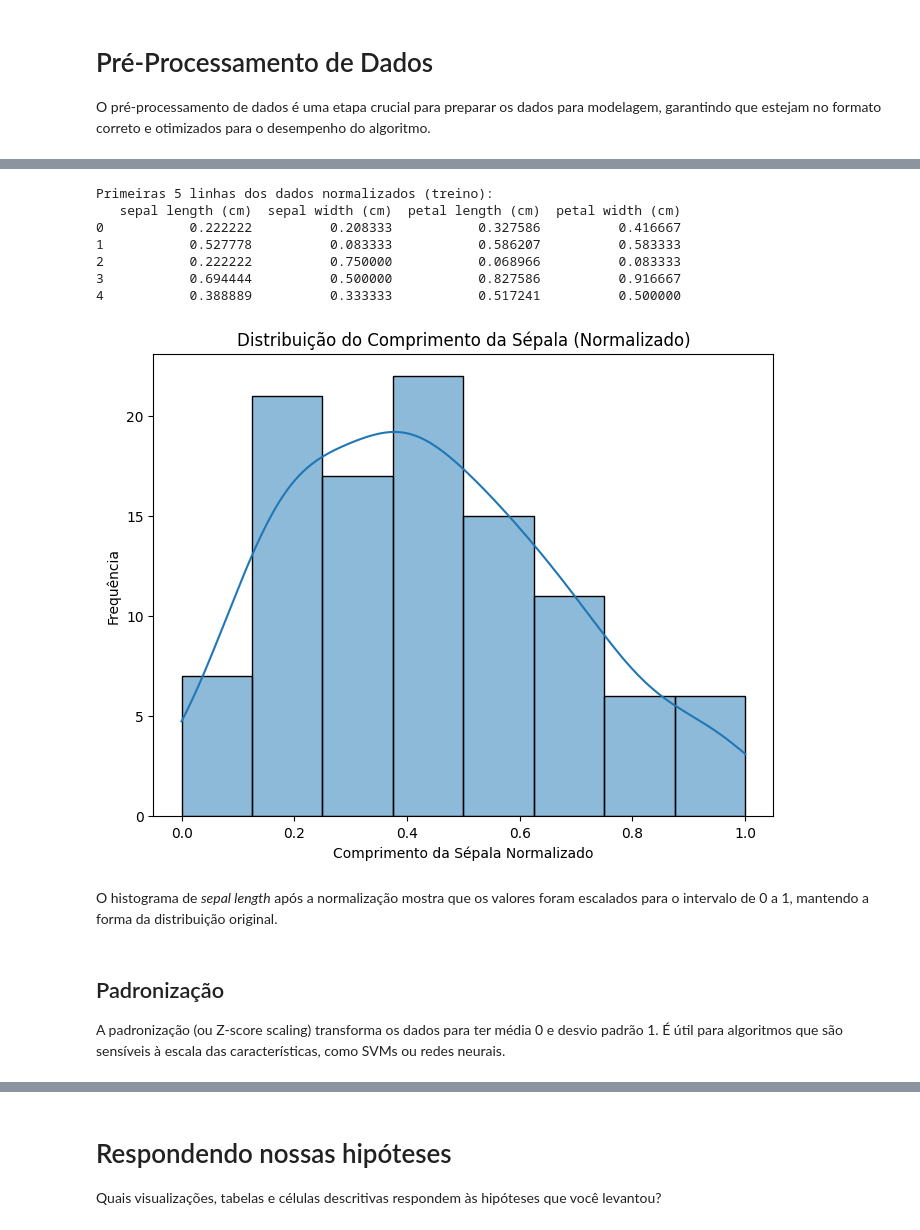
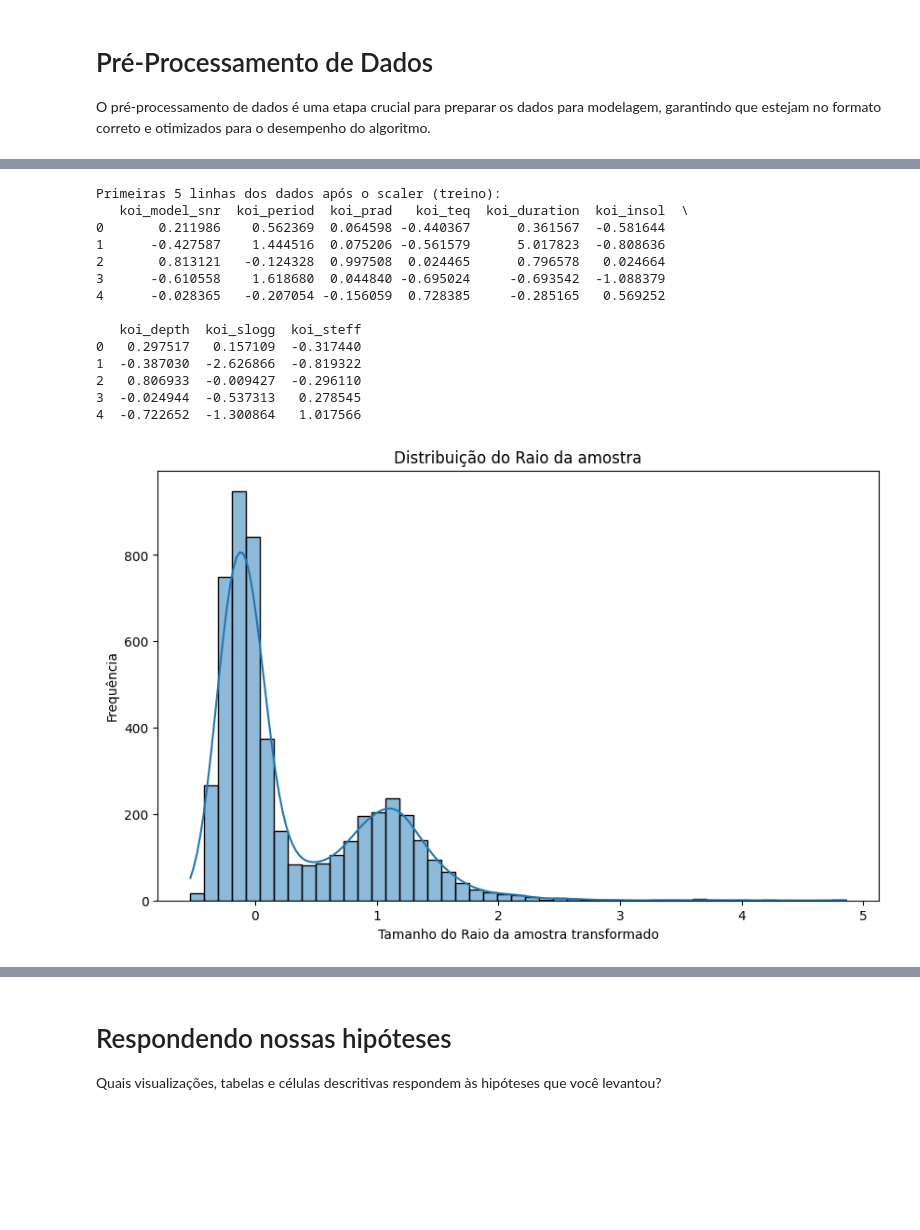
Before and after one commit to igorcavalcante/MVP_analise_exploratoria, a Jupyter notebook: analise.ipynb, the cells around one changed output, grey strips where cells are left out. Saved outputs shown, nothing was run; the diff lists cells and outputs as text; code cells hidden in the pictures; blank space fills up the shorter version.

```diff
--- a/analise.ipynb
+++ b/analise.ipynb
@@ -295,8 +597,8 @@ dtype: int64
 O pré-processamento de dados é uma etapa crucial para preparar os dados para modelagem, garantindo que estejam no formato correto e otimizados para o desempenho do algoritmo.
 # %%
 # Separar features (X) e target (y)
-X = df.drop('species', axis=1)
-y = df['species']
+X = df.drop('koi_disposition', axis=1)
+y = df['koi_disposition']
 # %%
 # Dividir os dados em conjuntos de treino e teste
 X_train, X_test, y_train, y_test = train_test_split(X, y, test_size=0.3, random_state=42, stratify=y)
@@ -320,6 +614,0 @@ scaler_norm = MinMaxScaler()
-# %%
-# Aprende min e max APENAS de X_train
-scaler_norm.fit(X_train)
-X_train_normalized = scaler_norm.transform(X_train)
-# Usa a média e o desvio padrão aprendidos de X_train
-X_test_normalized = scaler_norm.transform(X_test)
@@ -329,27 +620,33 @@ df_normalized = pd.DataFrame(X_train_normalized, columns=X_train.columns)
+# %%
+scaler = RobustScaler()
+scaler.fit(X_train)
+X_train_robust = scaler.transform(X_train)
+X_test_robust = scaler.transform(X_test)
 # %%
-print("\nPrimeiras 5 linhas dos dados normalizados (treino):")
+df_normalized = pd.DataFrame(X_train_robust, columns=X_train.columns)
+print("\nPrimeiras 5 linhas dos dados após o scaler (treino):")
 print(df_normalized.head())
 # %% [output]
-Primeiras 5 linhas dos dados normalizados (treino):
-   sepal length (cm)  sepal width (cm)  petal length (cm)  petal width (cm)
-0           0.222222          0.208333           0.327586          0.416667
-1           0.527778          0.083333           0.586207          0.583333
-2           0.222222          0.750000           0.068966          0.083333
-3           0.694444          0.500000           0.827586          0.916667
-4           0.388889          0.333333           0.517241          0.500000
+Primeiras 5 linhas dos dados após o scaler (treino):
+   koi_model_snr  koi_period  koi_prad   koi_teq  koi_duration  koi_insol  \
+0       0.211986    0.562369  0.064598 -0.440367      0.361567  -0.581644
+1      -0.427587    1.444516  0.075206 -0.561579      5.017823  -0.808636
+2       0.813121   -0.124328  0.997508  0.024465      0.796578   0.024664
+3      -0.610558    1.618680  0.044840 -0.695024     -0.693542  -1.088379
+4      -0.028365   -0.207054 -0.156059  0.728385     -0.285165   0.569252
+
+   koi_depth  koi_slogg  koi_steff
+0   0.297517   0.157109  -0.317440
+1  -0.387030  -2.626866  -0.819322
+2   0.806933  -0.009427  -0.296110
+3  -0.024944  -0.537313   0.278545
+4  -0.722652  -1.300864   1.017566
 # %%
-# Visualização da distribuição após a normalização (exemplo para uma característica)
-plt.figure(figsize=(8, 6))
-sns.histplot(df_normalized['sepal length (cm)'], kde=True)
-plt.title('Distribuição do Comprimento da Sépala (Normalizado)')
-plt.xlabel('Comprimento da Sépala Normalizado')
+plt.figure(figsize=(10, 6))
+sns.histplot(df_normalized['koi_prad'], kde=True)
+plt.title('Distribuição do Raio da amostra')
+plt.xlabel('Tamanho do Raio da amostra transformado')
 plt.ylabel('Frequência')
 plt.show()
 # %% [output]
-[figure, old version]
+[figure, new version]
-# %% [markdown]
-O histograma de *sepal length* após a normalização mostra que os valores foram escalados para o intervalo de 0 a 1, mantendo a forma da distribuição original.
-# %% [markdown]
-## Padronização
-
-A padronização (ou Z-score scaling) transforma os dados para ter média 0 e desvio padrão 1. É útil para algoritmos que são sensíveis à escala das características, como SVMs ou redes neurais.
```
Also changed, not shown: parts of 136 cells of this notebook, 2 other files.
